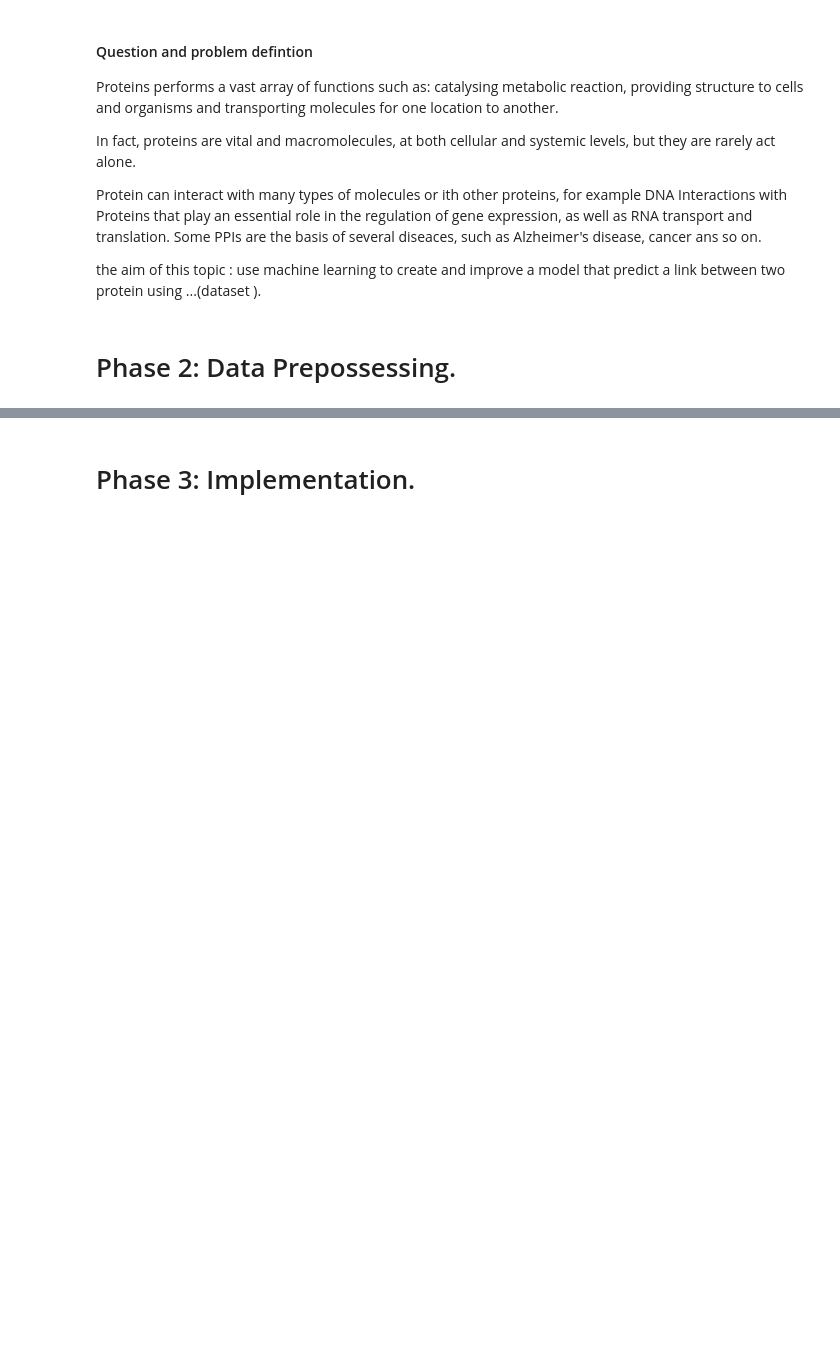
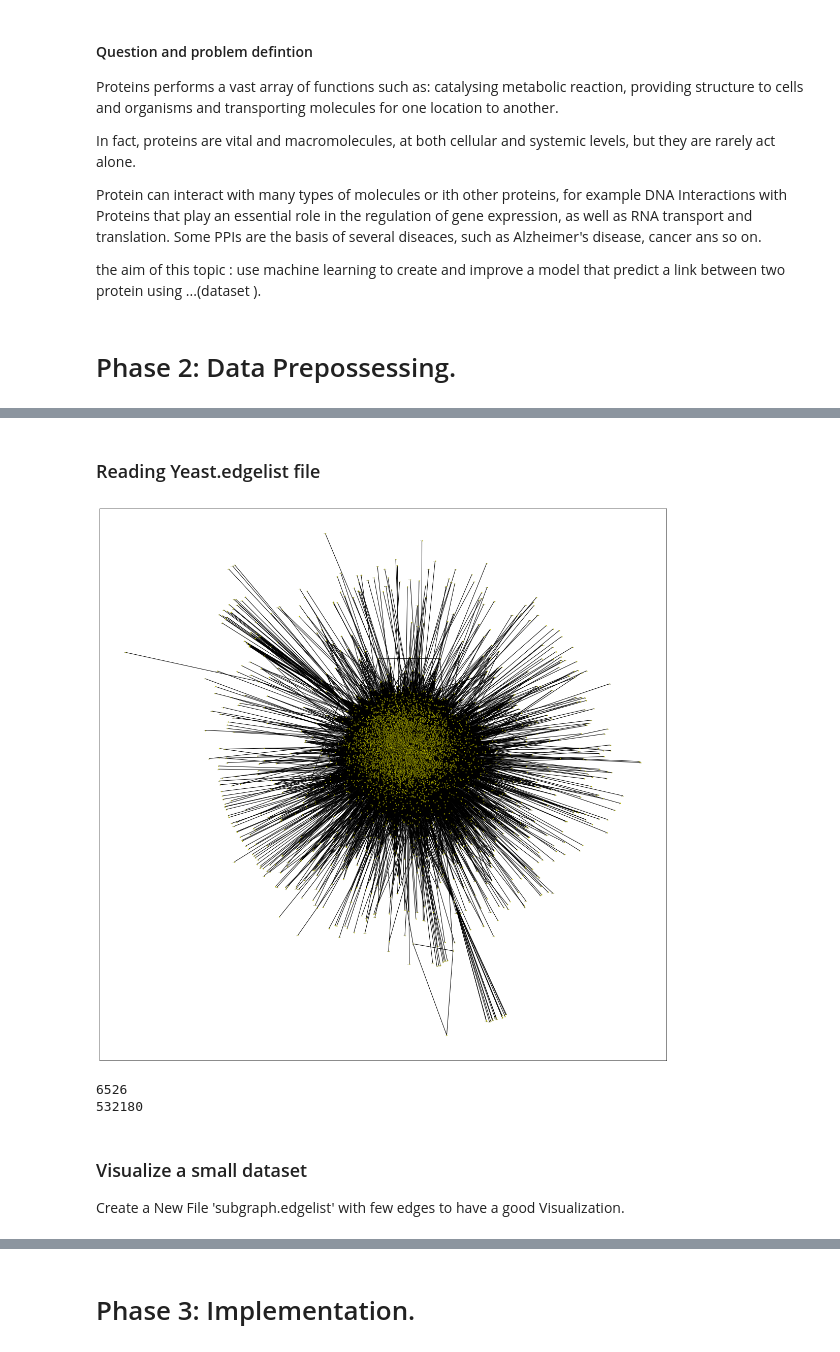
Before and after one commit to deepakshb/dsl2020-ppis, a Jupyter notebook: Predicting_PPIs.ipynb, the cells around one changed output, grey strips where cells are left out. Cells and saved outputs as stored; diff of their text form; code cells hidden in the pictures; blank space fills up the shorter version.

```diff
--- a/Predicting_PPIs.ipynb
+++ b/Predicting_PPIs.ipynb
@@ -36,0 +59,24 @@ the aim of this topic : use machine learning to create and improve a model that
+# %% [markdown]
+### Reading Yeast.edgelist file
+# %%
+
+G = nx.read_edgelist('yeast.edgelist')
+
+plt.figure(1, figsize=(20, 20))
+
+pos = nx.spring_layout(G)
+
+nx.draw_networkx_nodes(G, pos, node_color='y', node_size=1)
+nx.draw_networkx_edges(G, pos)
+nx.draw_networkx_labels(G, pos, font_size=1)
+plt.show()
+
+print(G.number_of_nodes())
+print(G.number_of_edges())
+# %% [output]
+[figure, added]
+6526
+532180
+# %% [markdown]
+### Visualize a small dataset
+Create a New File 'subgraph.edgelist' with few edges to have a good Visualization.
```
Also changed, not shown: parts of 25 cells of this notebook, 5 other files.
